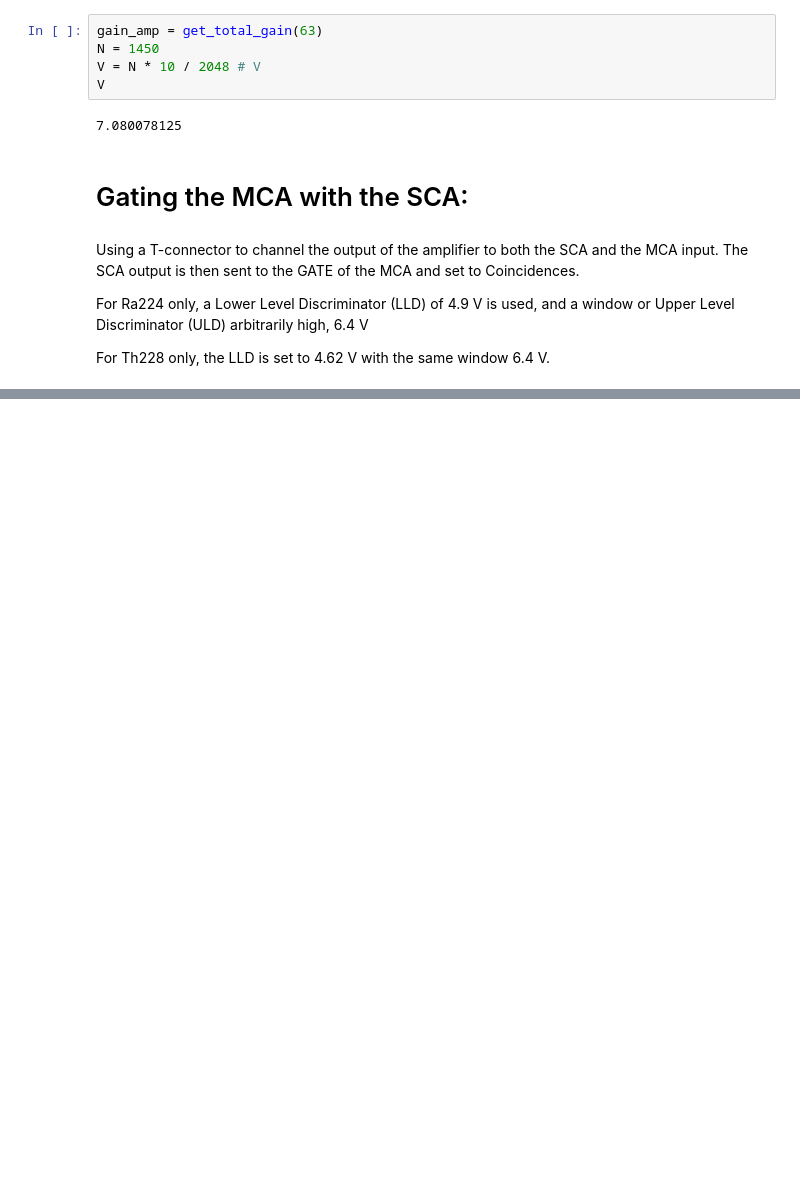
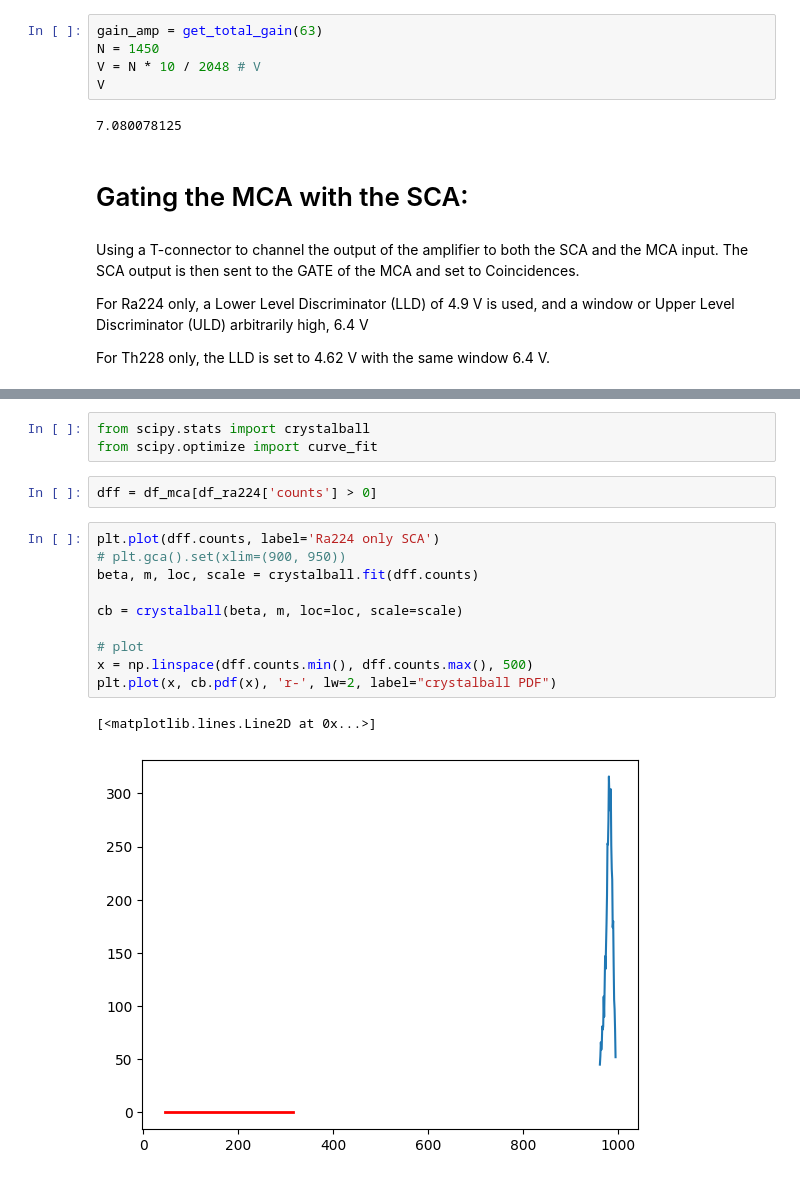
Before and after one commit to proscrite/RaTag, a Jupyter notebook: notebooks/MCA_analysis.ipynb, the cells around one changed output, grey strips where cells are left out. Saved outputs shown, nothing was run; the diff lists cells and outputs as text; blank space fills up the shorter version.

```diff
--- a/notebooks/MCA_analysis.ipynb
+++ b/notebooks/MCA_analysis.ipynb
@@ -127,0 +139,18 @@ plt.legend()
+# %%
+from scipy.stats import crystalball
+from scipy.optimize import curve_fit
+# %%
+dff = df_mca[df_ra224['counts'] > 0]
+# %%
+plt.plot(dff.counts, label='Ra224 only SCA')
+# plt.gca().set(xlim=(900, 950))
+beta, m, loc, scale = crystalball.fit(dff.counts)
+
+cb = crystalball(beta, m, loc=loc, scale=scale)
+
+# plot
+x = np.linspace(dff.counts.min(), dff.counts.max(), 500)
+plt.plot(x, cb.pdf(x), 'r-', lw=2, label="crystalball PDF")
+# %% [output]
+[<matplotlib.lines.Line2D at 0x...>]
+[figure, added]
```
Also changed, not shown: parts of 10 cells of this notebook, 2 other files.
